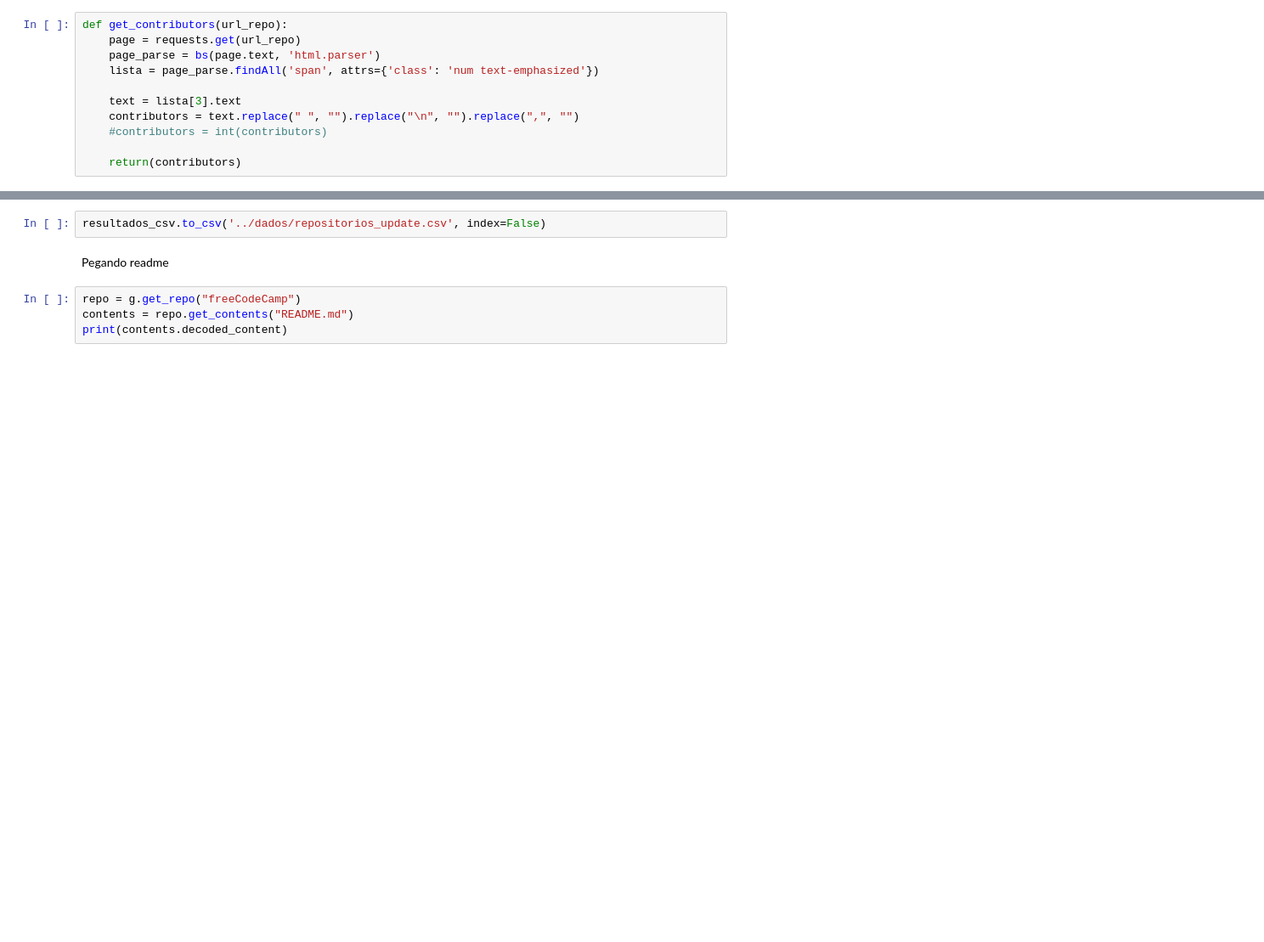
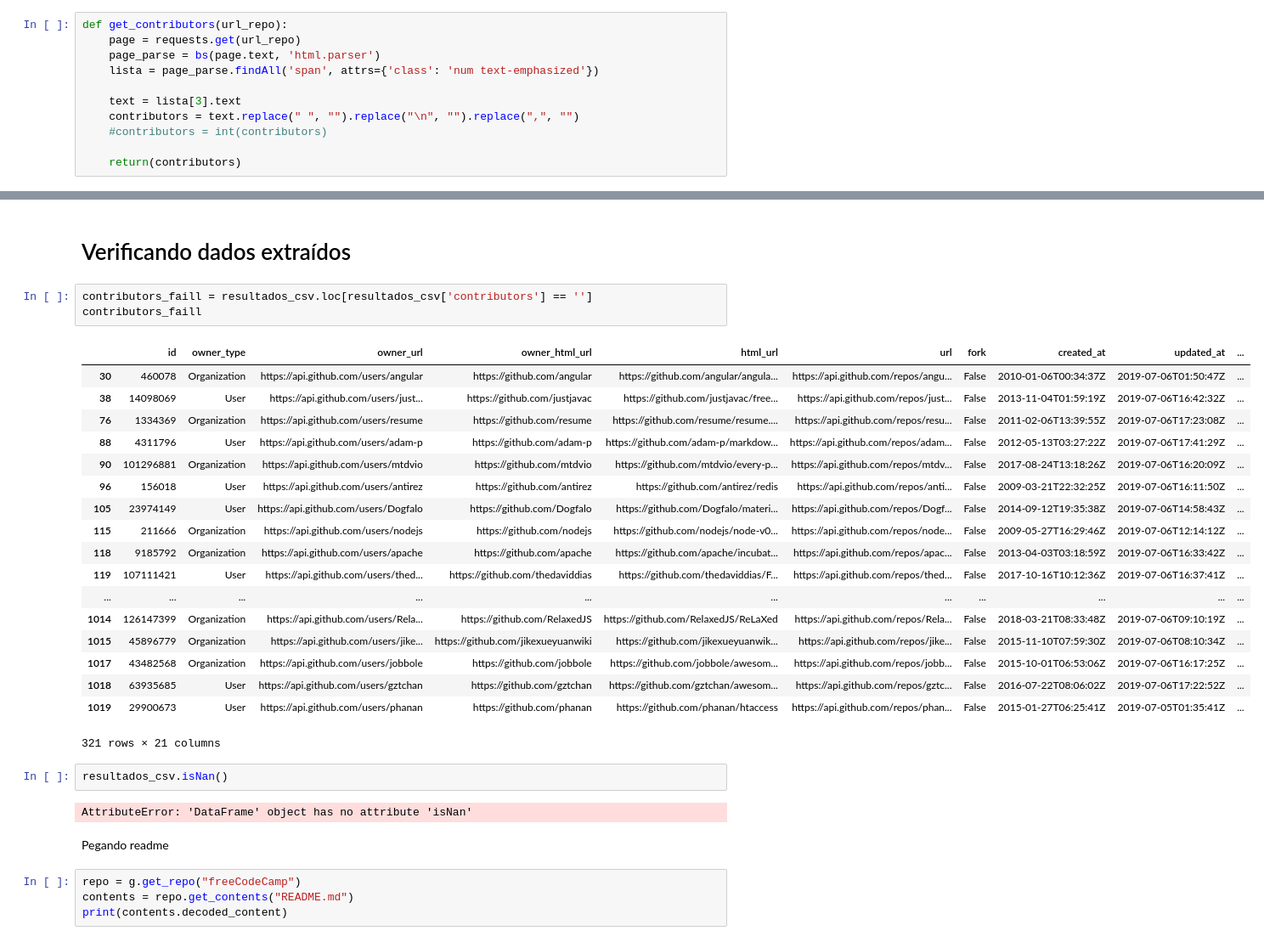
Before and after one commit to Lorenaps/replicacao-pesquisa, a Jupyter notebook: extracao_dados/search_github_api.ipynb, the cells around one changed output, grey strips where cells are left out. Shown: that part at 85% size. Drawn from its saved outputs; the diff is of its cells as text; blank space fills up the shorter version.

```diff
--- a/extracao_dados/search_github_api.ipynb
+++ b/extracao_dados/search_github_api.ipynb
@@ -356,6 +347,32 @@ resultados_csv.tail()
 5 rows × 21 columns
-# %%
-resultados_csv.to_csv('../dados/repositorios_update.csv', index=False)
+# %% [markdown]
+# Verificando dados extraídos
+# %%
+contributors_faill = resultados_csv.loc[resultados_csv['contributors'] == '']
+contributors_faill
+# %% [output]
+|  | id | owner_type | owner_url | owner_html_url | html_url | url | fork | created_at | updated_at | ... |
+| 30 | 460078 | Organization | https://api.github.com/users/angular | https://github.com/angular | https://github.com/angular/angula... | https://api.github.com/repos/angu... | False | 2010-01-06T00:34:37Z | 2019-07-06T01:50:47Z | ... |
+| 38 | 14098069 | User | https://api.github.com/users/just... | https://github.com/justjavac | https://github.com/justjavac/free... | https://api.github.com/repos/just... | False | 2013-11-04T01:59:19Z | 2019-07-06T16:42:32Z | ... |
+| 76 | 1334369 | Organization | https://api.github.com/users/resume | https://github.com/resume | https://github.com/resume/resume.... | https://api.github.com/repos/resu... | False | 2011-02-06T13:39:55Z | 2019-07-06T17:23:08Z | ... |
+| 88 | 4311796 | User | https://api.github.com/users/adam-p | https://github.com/adam-p | https://github.com/adam-p/markdow... | https://api.github.com/repos/adam... | False | 2012-05-13T03:27:22Z | 2019-07-06T17:41:29Z | ... |
+| 90 | 101296881 | Organization | https://api.github.com/users/mtdvio | https://github.com/mtdvio | https://github.com/mtdvio/every-p... | https://api.github.com/repos/mtdv... | False | 2017-08-24T13:18:26Z | 2019-07-06T16:20:09Z | ... |
+| 96 | 156018 | User | https://api.github.com/users/antirez | https://github.com/antirez | https://github.com/antirez/redis | https://api.github.com/repos/anti... | False | 2009-03-21T22:32:25Z | 2019-07-06T16:11:50Z | ... |
+| 105 | 23974149 | User | https://api.github.com/users/Dogfalo | https://github.com/Dogfalo | https://github.com/Dogfalo/materi... | https://api.github.com/repos/Dogf... | False | 2014-09-12T19:35:38Z | 2019-07-06T14:58:43Z | ... |
+| 115 | 211666 | Organization | https://api.github.com/users/nodejs | https://github.com/nodejs | https://github.com/nodejs/node-v0... | https://api.github.com/repos/node... | False | 2009-05-27T16:29:46Z | 2019-07-06T12:14:12Z | ... |
+| 118 | 9185792 | Organization | https://api.github.com/users/apache | https://github.com/apache | https://github.com/apache/incubat... | https://api.github.com/repos/apac... | False | 2013-04-03T03:18:59Z | 2019-07-06T16:33:42Z | ... |
+| 119 | 107111421 | User | https://api.github.com/users/thed... | https://github.com/thedaviddias | https://github.com/thedaviddias/F... | https://api.github.com/repos/thed... | False | 2017-10-16T10:12:36Z | 2019-07-06T16:37:41Z | ... |
+| ... | ... | ... | ... | ... | ... | ... | ... | ... | ... | ... |
+| 1014 | 126147399 | Organization | https://api.github.com/users/Rela... | https://github.com/RelaxedJS | https://github.com/RelaxedJS/ReLaXed | https://api.github.com/repos/Rela... | False | 2018-03-21T08:33:48Z | 2019-07-06T09:10:19Z | ... |
+| 1015 | 45896779 | Organization | https://api.github.com/users/jike... | https://github.com/jikexueyuanwiki | https://github.com/jikexueyuanwik... | https://api.github.com/repos/jike... | False | 2015-11-10T07:59:30Z | 2019-07-06T08:10:34Z | ... |
+| 1017 | 43482568 | Organization | https://api.github.com/users/jobbole | https://github.com/jobbole | https://github.com/jobbole/awesom... | https://api.github.com/repos/jobb... | False | 2015-10-01T06:53:06Z | 2019-07-06T16:17:25Z | ... |
+| 1018 | 63935685 | User | https://api.github.com/users/gztchan | https://github.com/gztchan | https://github.com/gztchan/awesom... | https://api.github.com/repos/gztc... | False | 2016-07-22T08:06:02Z | 2019-07-06T17:22:52Z | ... |
+| 1019 | 29900673 | User | https://api.github.com/users/phanan | https://github.com/phanan | https://github.com/phanan/htaccess | https://api.github.com/repos/phan... | False | 2015-01-27T06:25:41Z | 2019-07-05T01:35:41Z | ... |
+321 rows × 21 columns
+# %%
+resultados_csv.isNan()
+# %% [output]
+AttributeError: 'DataFrame' object has no attribute 'isNan'
 # %% [markdown]
 Pegando readme
 # %%
```
Also changed, not shown: parts of 28 cells of this notebook.
